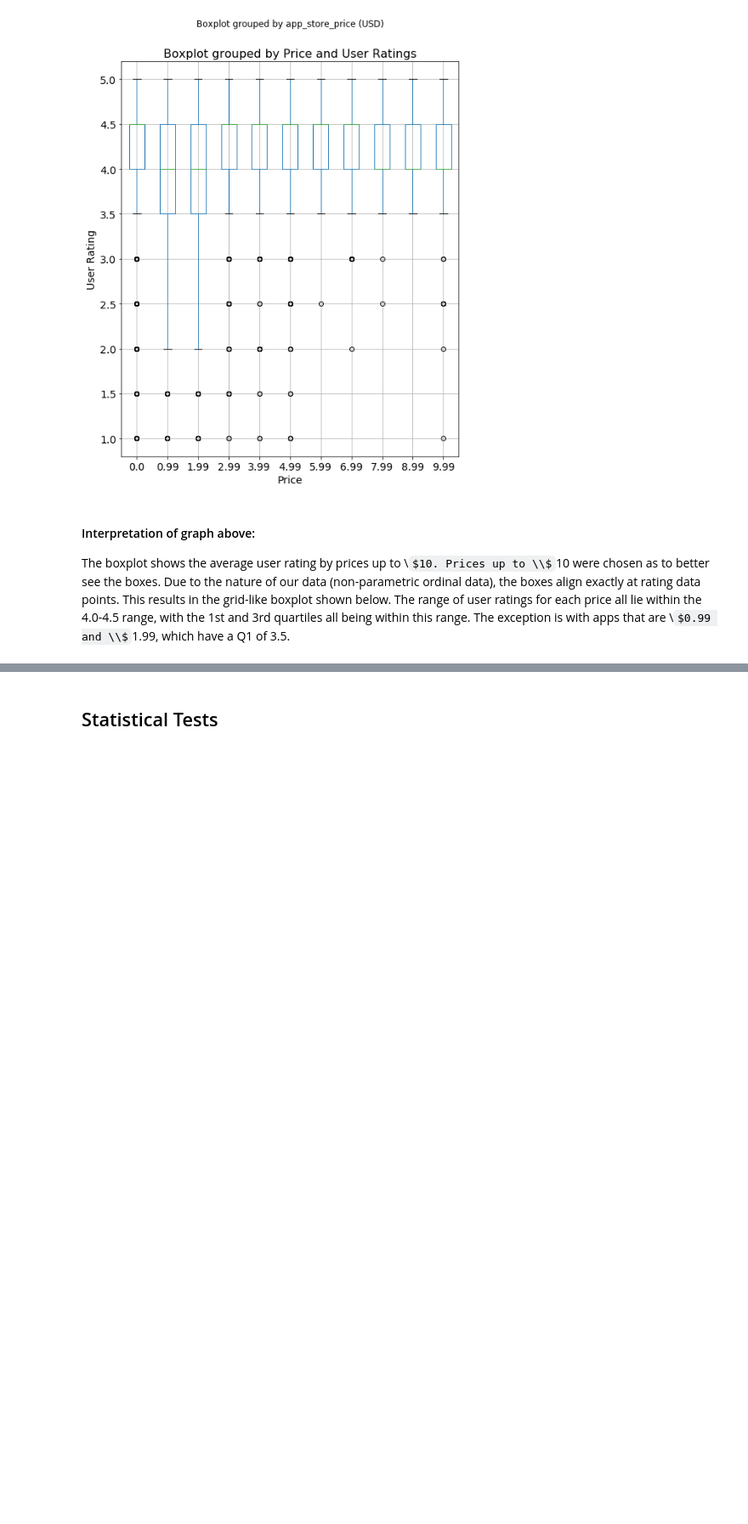
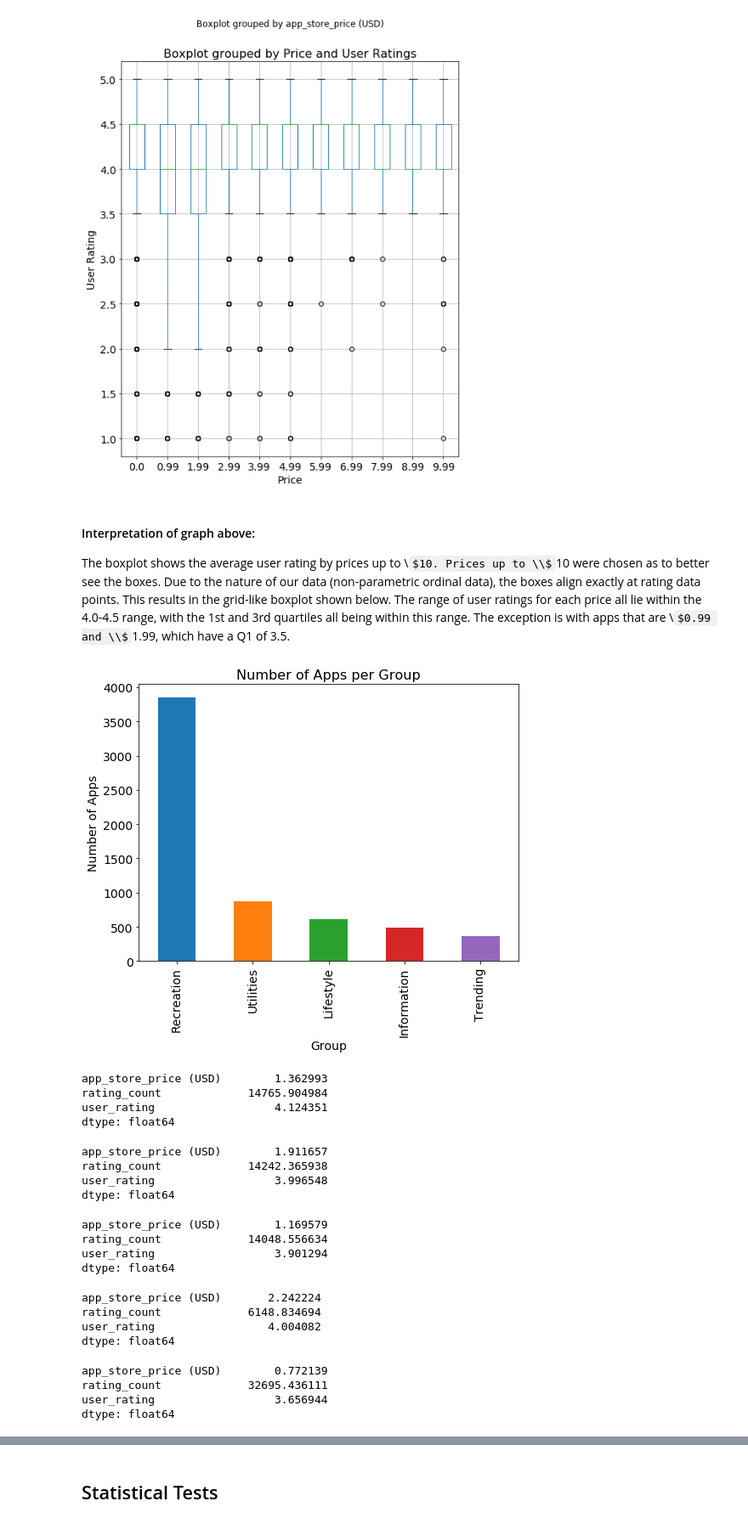
Before and after one commit to tpham2/HER-d, a Jupyter notebook: Final_V4.ipynb, the cells around one changed output, grey strips where cells are left out. Shown at 85% size. Saved outputs shown, nothing was run; the diff lists cells and outputs as text; code cells hidden in the pictures; some formulas as TeX source; blank space fills up the shorter version.

```diff
--- a/Final_V4.ipynb
+++ b/Final_V4.ipynb
@@ -202,3 +255,15 @@ plt.show()
 # %% [markdown]
 #### Interpretation of graph above:
 The boxplot shows the average user rating by prices up to \\$10. Prices up to \\$10 were chosen as to better see the boxes. Due to the nature of our data (non-parametric ordinal data), the boxes align exactly at rating data points. This results in the grid-like boxplot shown below. The range of user ratings for each price all lie within the 4.0-4.5 range, with the 1st and 3rd quartiles all being within this range. The exception is with apps that are \\$0.99 and \\$1.99, which have a Q1 of 3.5.
+# %%
+#Number of Apps per Group
+group = df['group'].value_counts()
+
+plt.xlabel('Group', fontsize = 14)
+plt.ylabel('Number of Apps', fontsize = 14)
+plt.title('Number of Apps per Group', fontsize = 16)
+
+group.plot.bar(fontsize = 14, figsize=(8, 6))
+plt.show()
+# %% [output]
+[figure, added]
@@ -204,0 +299,41 @@ The boxplot shows the average user rating by prices up to \\$10. Prices up to \\
+# %%
+#Finding the average prices and ratings per group
+df_rec = df_rec.mean()
+df_rec
+# %% [output]
+app_store_price (USD)        1.362993
+rating_count             14765.904984
+user_rating                  4.124351
+dtype: float64
+# %%
+df_utilities = df_utilities.mean()
+df_utilities
+# %% [output]
+app_store_price (USD)        1.911657
+rating_count             14242.365938
+user_rating                  3.996548
+dtype: float64
+# %%
+df_life = df_life.mean()
+df_life
+# %% [output]
+app_store_price (USD)        1.169579
+rating_count             14048.556634
+user_rating                  3.901294
+dtype: float64
+# %%
+df_info = df_info.mean()
+df_info
+# %% [output]
+app_store_price (USD)       2.242224
+rating_count             6148.834694
+user_rating                 4.004082
+dtype: float64
+# %%
+df_trending = df_trending.mean()
+df_trending
+# %% [output]
+app_store_price (USD)        0.772139
+rating_count             32695.436111
+user_rating                  3.656944
+dtype: float64
```
Also changed, not shown: parts of 19 cells of this notebook.
